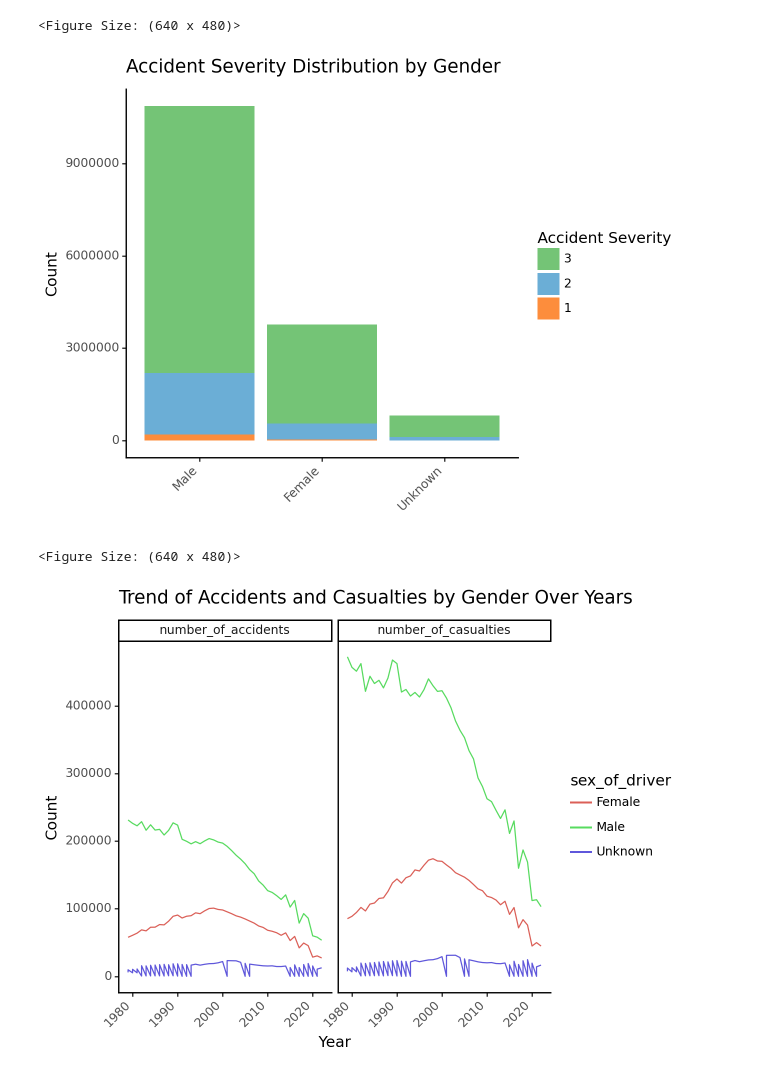
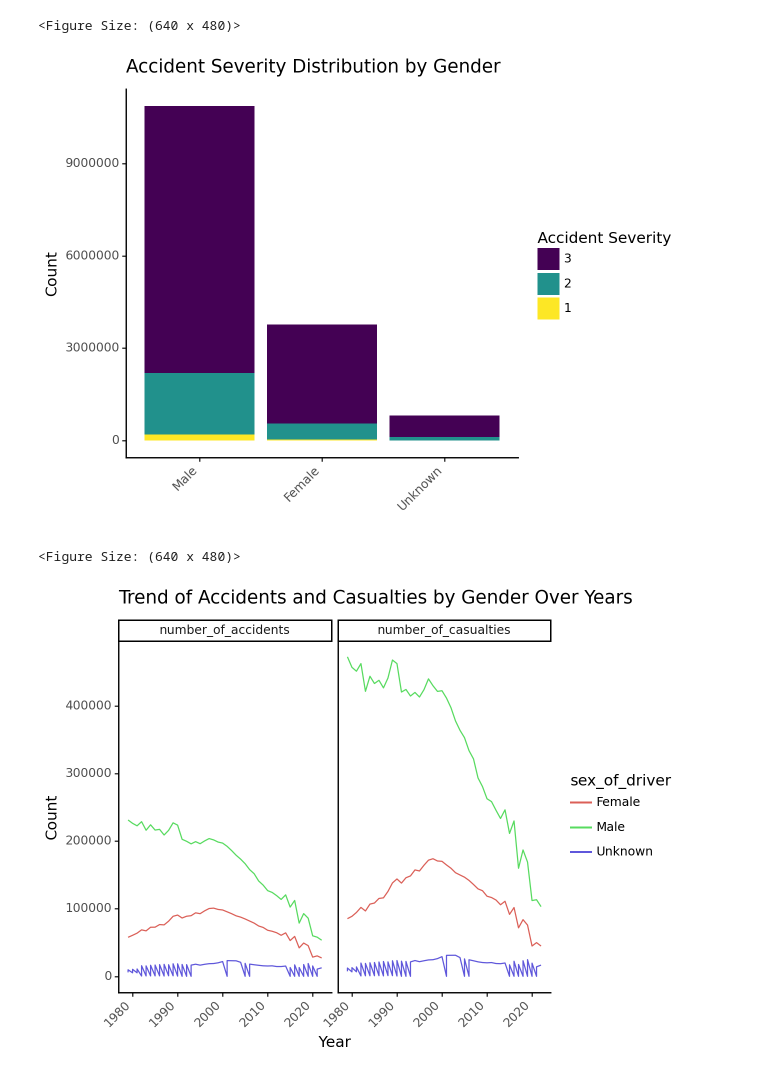
Before and after one commit to nikolaymoshenskiy/IDS-UK-road-accidents, a Jupyter notebook: LM_visualisation.ipynb, the cells around one changed output. Drawn from its saved outputs; the diff is of its cells as text; code cells hidden in the pictures.

```diff
--- a/LM_visualisation.ipynb
+++ b/LM_visualisation.ipynb
@@ -251,36 +250,35 @@ gender_severity_data = road_acc_data.groupby(['sex_of_driver', 'accident_severit
 
 gender_severity_data['accident_severity'] = pd.Categorical(gender_severity_data['accident_severity'],
                                                                  categories=[3, 2, 1], ordered=True)
 
 # Calculate total accidents per vehicle type for ordering
 total_accidents_per_gender = gender_severity_data.groupby('sex_of_driver')['count'].sum().reset_index()
 total_accidents_per_gender = total_accidents_per_gender.sort_values(by='count', ascending=False)
 
 # Merge total counts back to severity data for ordering
 gender_severity_data = gender_severity_data.merge(total_accidents_per_gender,
                                                               on='sex_of_driver', suffixes=('', '_total'))
 
 # Mapping the 'sex_of_driver' values to names
 gender_mapping = {
     1: "Male", 2: "Female", 3: "Unknown", -1: "Unknown"
 }
 
 gender_severity_data['sex_of_driver'] = gender_severity_data['sex_of_driver'].map(gender_mapping)
 
 # Creating the stacked bar plot
 gender_severity_plot = (
     ggplot(gender_severity_data, aes(x='reorder(sex_of_driver, -count_total)', y='count', fill='accident_severity')) +
     geom_bar(stat='identity', position='stack') +
     labs(x='', y='Count', title='Accident Severity Distribution by Gender', fill='Accident Severity') +
     theme_classic() +
-    theme(axis_text_x=element_text(rotation=45, hjust=1)) +
-    scale_fill_manual(values=["#74c476", "#6baed6", "#fd8d3c"])
+    theme(axis_text_x=element_text(rotation=45, hjust=1))
 )
 
 # Display the plot
 gender_severity_plot
 # %% [output]
-[figure, old version]
+[figure, new version]
 <Figure Size: (640 x 480)>
 # %%
 # Lineplots for showing trends of accidents and casualties, respectively, over time for different gender of driver
```
Also changed, not shown: parts of 5 cells of this notebook.
